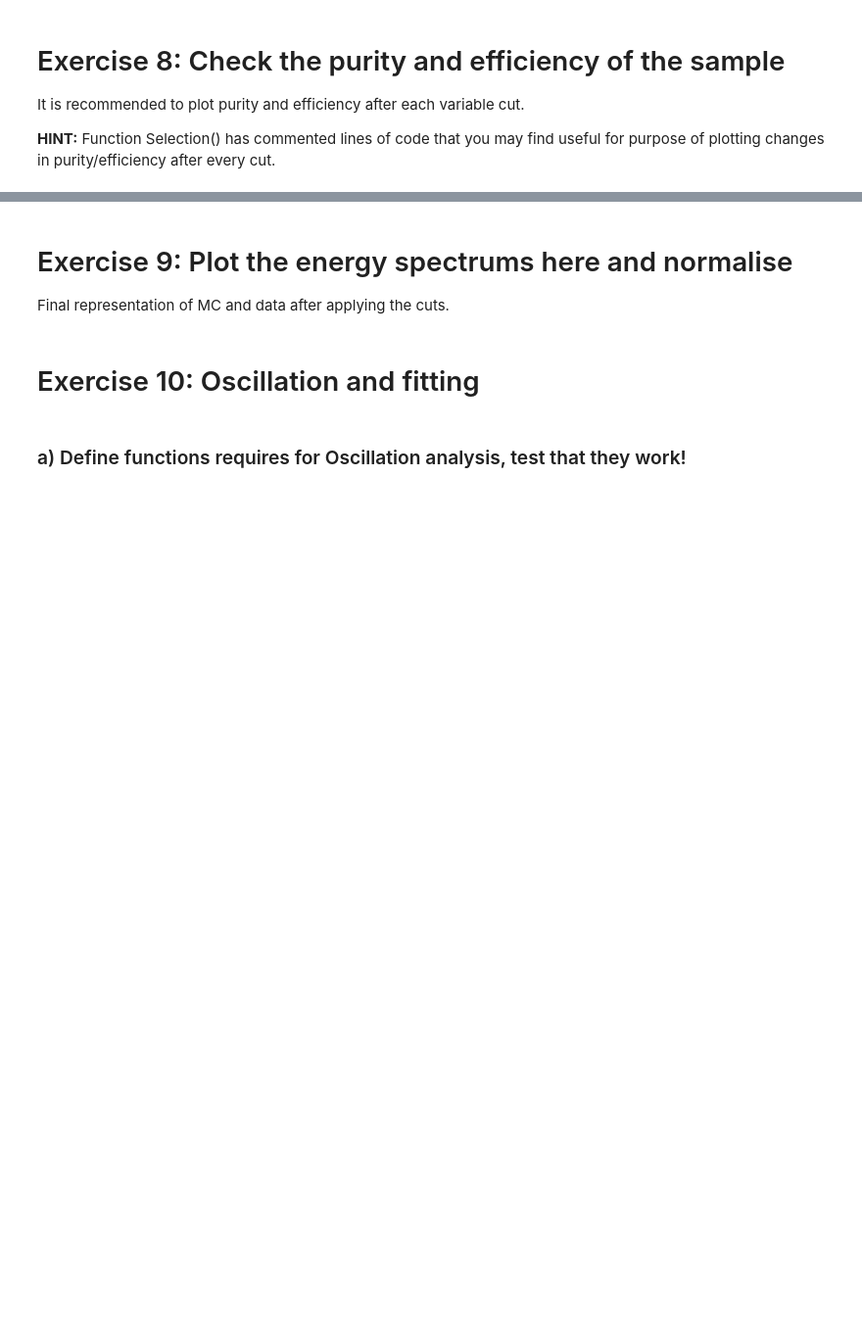
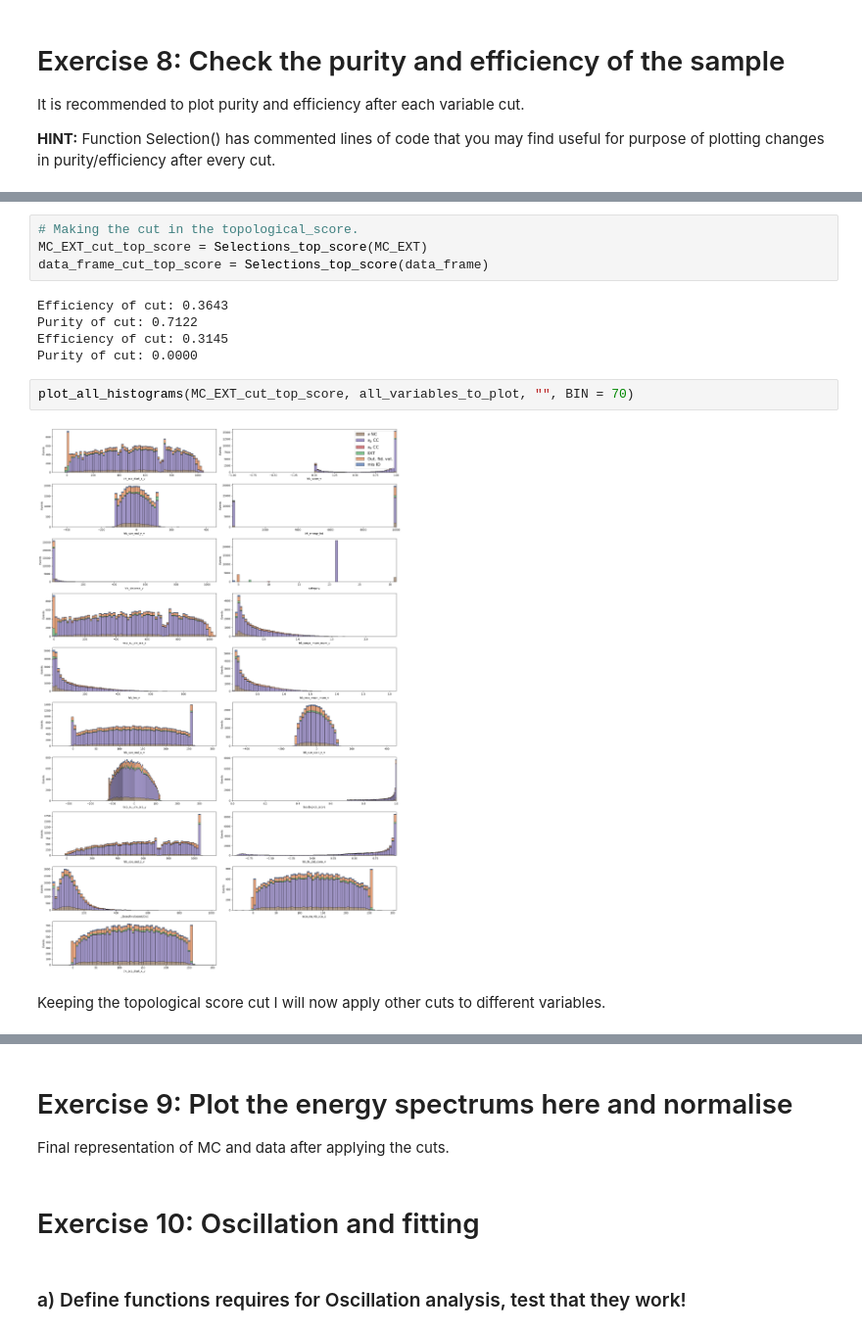
Before and after one commit to JungleMan796/MicroBooNE, a Jupyter notebook: MainAnalysis_template.ipynb, the cells around one changed output, grey strips where cells are left out. Shown at 98% size. Saved outputs shown, nothing was run; the diff lists cells and outputs as text; blank space fills up the shorter version.

```diff
--- a/MainAnalysis_template.ipynb
+++ b/MainAnalysis_template.ipynb
@@ -535,0 +600,15 @@ It is recommended to plot purity and efficiency after each variable cut.
+# %%
+# Making the cut in the topological_score.
+MC_EXT_cut_top_score = Selections_top_score(MC_EXT)
+data_frame_cut_top_score = Selections_top_score(data_frame)
+# %% [output]
+Efficiency of cut: 0.3643
+Purity of cut: 0.7122
+Efficiency of cut: 0.3145
+Purity of cut: 0.0000
+# %%
+plot_all_histograms(MC_EXT_cut_top_score, all_variables_to_plot, "", BIN = 70)
+# %% [output]
+[figure, added]
+# %% [markdown]
+Keeping the topological score cut I will now apply other cuts to different variables.
```
Also changed, not shown: parts of 17 cells of this notebook.
